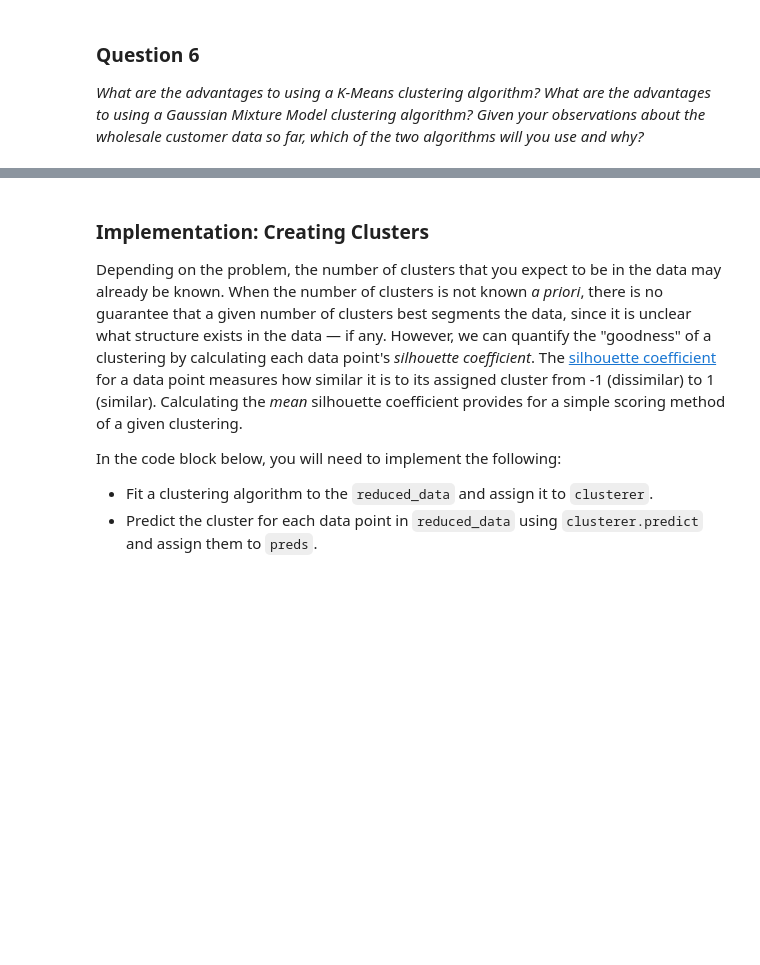
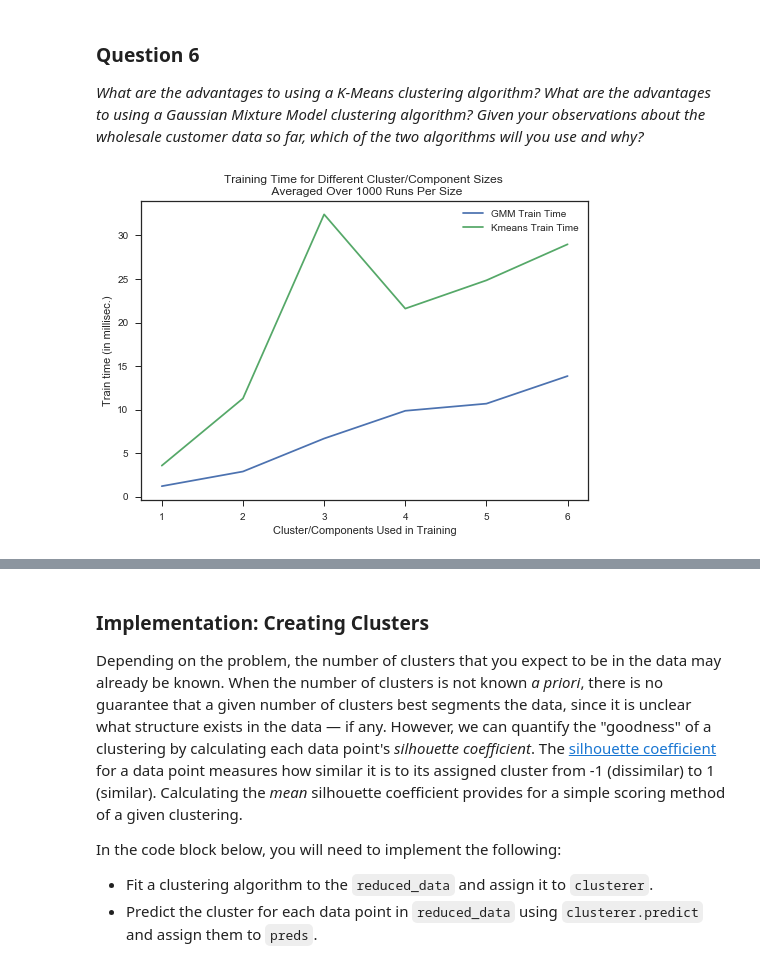
Before and after one commit to rigginscallen/machine-learning-public, a Jupyter notebook: customer_segments/customer_segments.ipynb, the cells around one changed output, grey strips where cells are left out. Drawn from its saved outputs; the diff is of its cells as text; code cells hidden in the pictures; blank space fills up the shorter version.

```diff
--- a/customer_segments/customer_segments.ipynb
+++ b/customer_segments/customer_segments.ipynb
@@ -486,6 +515,52 @@ In this section, you will choose to use either a K-Means clustering algorithm or
 # %% [markdown]
 ### Question 6
 *What are the advantages to using a K-Means clustering algorithm? What are the advantages to using a Gaussian Mixture Model clustering algorithm? Given your observations about the wholesale customer data so far, which of the two algorithms will you use and why?*
+# %%
+# Display time differences betwen KMeans and GaussianMixture models
+import time
+from sklearn.cluster import KMeans
+from sklearn.mixture import GaussianMixture
+import matplotlib.pyplot as plt
+
+n = 1000
+k = 6
+
+kmeans_train_times = []
+for k in xrange(1, 7):
+    cum_time = 0.
+    for i in xrange(n):
+        start = time.time()
+        KMeans(n_clusters=k).fit(reduced_data)
+        cum_time += (time.time() - start)
+
+    train_time = cum_time / n
+    kmeans_train_times.append([k, train_time])
+
+km_df = pd.DataFrame(kmeans_train_times, columns=['KM_Clusters', 'KM_Time'])
+
+gmm_train_times = []
+for k in xrange(1, 7):
+    cum_time = 0.
+    for i in xrange(n):
+        start = time.time()
+        GaussianMixture(n_components=k).fit(reduced_data)
+        cum_time += (time.time() - start)
+
+    train_time = cum_time / n
+    gmm_train_times.append([k, train_time])
+
+gmm_df = pd.DataFrame(gmm_train_times, columns=['GMM_Components', 'GMM_Time'])
+times_df = km_df.join(gmm_df)
+
+plt.plot(times_df.GMM_Components, times_df.GMM_Time * 1000., label='GMM Train Time')
+plt.plot(times_df.GMM_Components, times_df.KM_Time * 1000., label='Kmeans Train Time')
+plt.legend(loc='best')
+plt.ylabel('Train time (in millisec.)')
+plt.xlabel('Cluster/Components Used in Training')
+plt.title('Training Time for Different Cluster/Component Sizes \n Averaged Over {} Runs Per Size'.format(n))
+plt.show()
+# %% [output]
+[figure, added]
 # %% [markdown]
 **Answer: **
 ** **
```
Also changed, not shown: parts of 11 cells of this notebook, 2 other files.
